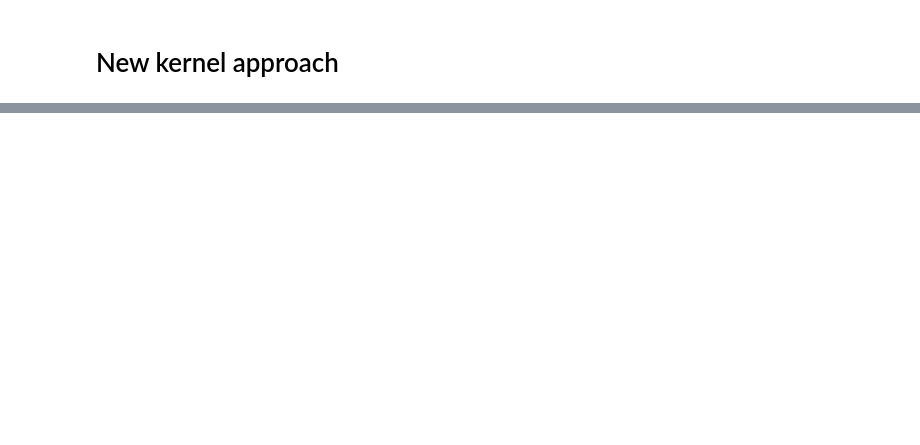
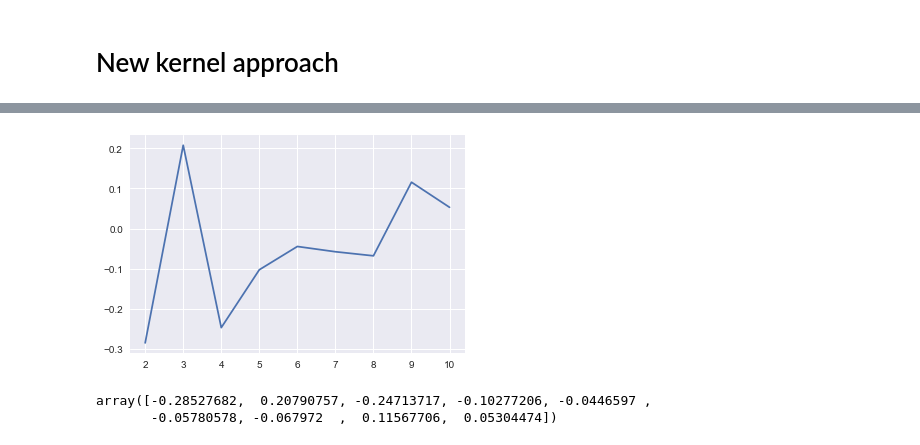
Before and after one commit to singhalrk/stein_ksd, a Jupyter notebook: Stein_Tests.ipynb, the cells around one changed output, grey strips where cells are left out. Cells and saved outputs as stored; diff of their text form; code cells hidden in the pictures; blank space fills up the shorter version.

```diff
--- a/Stein_Tests.ipynb
+++ b/Stein_Tests.ipynb
@@ -223,0 +210,11 @@ stein_val_0
+# %%
+stein_imq = stein_RRS(dict(name='imq', p=p_data, q=q_var))
+stein_val_1 = np.array([stein_imq.stein_Op(n_) for n_ in n_samples])
+plt.plot(np.log2(n_samples), (stein_val_1))
+plt.show()
+
+stein_val_1
+# %% [output]
+[figure, added]
+array([-0.28527682,  0.20790757, -0.24713717, -0.10277206, -0.0446597 ,
+       -0.05780578, -0.067972  ,  0.11567706,  0.05304474])
```
Also changed, not shown: parts of 12 cells of this notebook.
